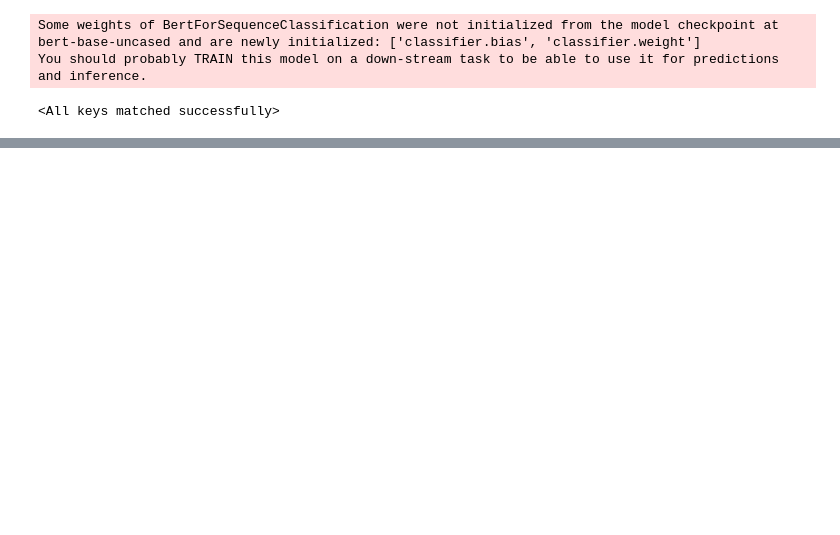
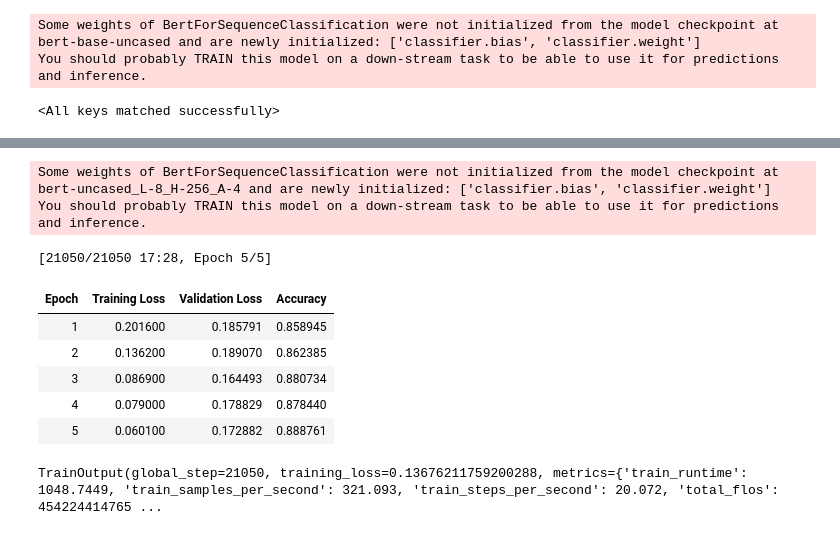
Before and after one commit to rayortigas/_2024-CS230-project, a Jupyter notebook: sst2_distillation.ipynb, the cells around one changed output, grey strips where cells are left out. Drawn from its saved outputs; the diff is of its cells as text; code cells hidden in the pictures; blank space fills up the shorter version.

```diff
--- a/sst2_distillation.ipynb
+++ b/sst2_distillation.ipynb
@@ -170,3 +236,47 @@ trainer = PretrainedDistillationTrainer(
+# %%
+del model
+model = create_model()
+# %% [output]
+Some weights of BertForSequenceClassification were not initialized from the model checkpoint at bert-uncased_L-8_H-256_A-4 and are newly initialized: ['classifier.bias', 'classifier.weight']
+You should probably TRAIN this model on a down-stream task to be able to use it for predictions and inference.
+# %%
+distillation_training_args = PretrainedDistillationTrainingArguments(
+    output_dir=f"tmp/sst2-distillation",
+    learning_rate=2e-5,
+    warmup_ratio=0.1,
+    per_device_train_batch_size=16,
+    per_device_eval_batch_size=16,
+    num_train_epochs=5,
+    weight_decay=0.01,
+    eval_strategy="epoch",
+    save_strategy="epoch",
+    load_best_model_at_end=True,
+    metric_for_best_model="eval_accuracy",
+    push_to_hub=False,
+    temperature=2.0
+)
+# %%
+distillation_trainer = PretrainedDistillationTrainer(
+    model=model,
+    teacher_model=teacher_model,
+    args=distillation_training_args,
+    train_dataset=tokenized_sst2["train"],
+    eval_dataset=tokenized_sst2["validation"],
+    tokenizer=tokenizer,
+    data_collator=data_collator,
+    compute_metrics=compute_metrics,
+)
+# %%
+distillation_trainer.train()
+# %% [output]
+[21050/21050 17:28, Epoch 5/5]
+| Epoch | Training Loss | Validation Loss | Accuracy |
+| 1 | 0.201600 | 0.185791 | 0.858945 |
+| 2 | 0.136200 | 0.189070 | 0.862385 |
+| 3 | 0.086900 | 0.164493 | 0.880734 |
+| 4 | 0.079000 | 0.178829 | 0.878440 |
+| 5 | 0.060100 | 0.172882 | 0.888761 |
+TrainOutput(global_step=21050, training_loss=0.13676211759200288, metrics={'train_runtime': 1048.7449, 'train_samples_per_second': 321.093, 'train_steps_per_second': 20.072, 'total_flos': 454224414765 ...
 # %%
 trainer.train()
 # %% [output]
```
Also changed, not shown: parts of 25 cells of this notebook.
